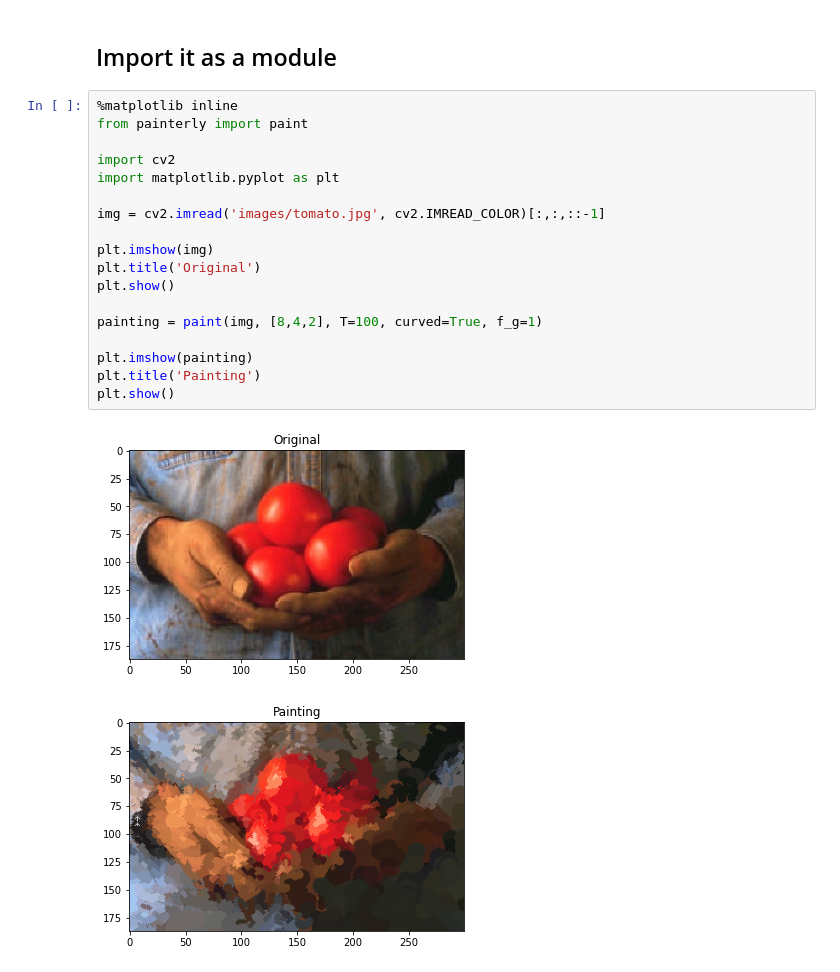
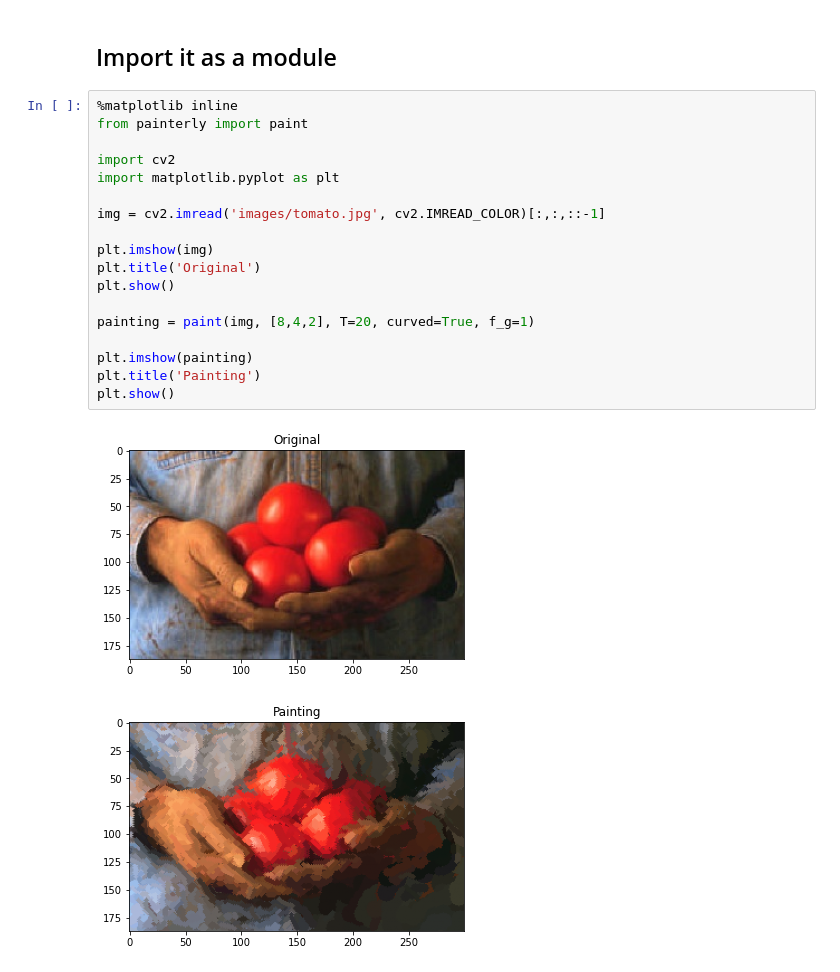
Before and after one commit to pschaldenbrand/PyPainterly, a Jupyter notebook: example.ipynb, the cells around one changed output. Saved outputs shown, nothing was run; the diff lists cells and outputs as text.

```diff
--- a/example.ipynb
+++ b/example.ipynb
@@ -7,21 +7,21 @@
 # %%
 %matplotlib inline
 from painterly import paint
 
 import cv2
 import matplotlib.pyplot as plt
 
 img = cv2.imread('images/tomato.jpg', cv2.IMREAD_COLOR)[:,:,::-1]
 
 plt.imshow(img)
 plt.title('Original')
 plt.show()
 
-painting = paint(img, [8,4,2], T=100, curved=True, f_g=1)
+painting = paint(img, [8,4,2], T=20, curved=True, f_g=1)
 
 plt.imshow(painting)
 plt.title('Painting')
 plt.show()
 # %% [output]
 [figure]
-[figure, old version]
+[figure, new version]
```
Also changed, not shown: 2 other files.
